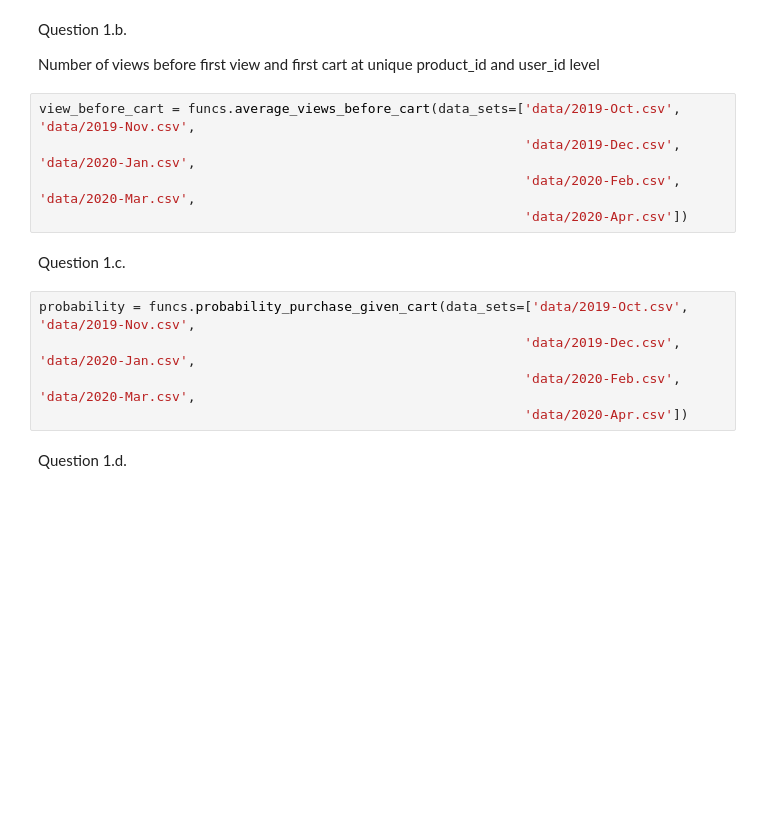
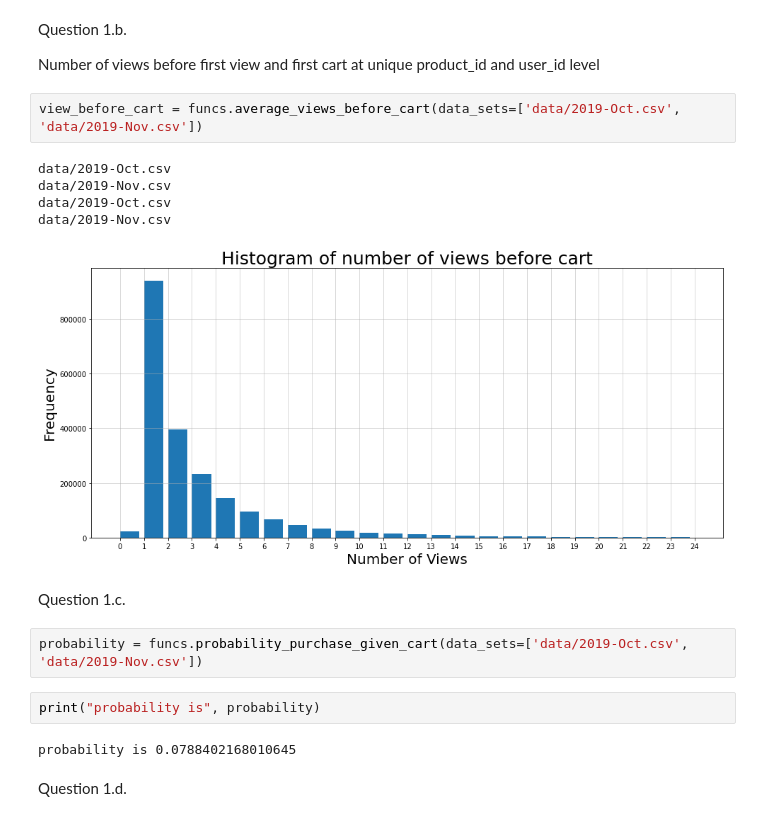
Before and after one commit to ADM-Homework-2/Homework_2, a Jupyter notebook: Main.ipynb, the cells around one changed output. Drawn from its saved outputs; the diff is of its cells as text; blank space fills up the shorter version.

```diff
--- a/Main.ipynb
+++ b/Main.ipynb
@@ -71,17 +74,21 @@ Question 1.b.
 
 Number of views before first view and first cart at unique product_id and user_id level
 # %%
-view_before_cart = funcs.average_views_before_cart(data_sets=['data/2019-Oct.csv', 'data/2019-Nov.csv',
-                                                              'data/2019-Dec.csv', 'data/2020-Jan.csv',
-                                                              'data/2020-Feb.csv', 'data/2020-Mar.csv',
-                                                              'data/2020-Apr.csv'])
+view_before_cart = funcs.average_views_before_cart(data_sets=['data/2019-Oct.csv', 'data/2019-Nov.csv'])
+# %% [output]
+data/2019-Oct.csv
+data/2019-Nov.csv
+data/2019-Oct.csv
+data/2019-Nov.csv
+[figure, added]
 # %% [markdown]
 Question 1.c.
 # %%
-probability = funcs.probability_purchase_given_cart(data_sets=['data/2019-Oct.csv', 'data/2019-Nov.csv',
-                                                              'data/2019-Dec.csv', 'data/2020-Jan.csv',
-                                                              'data/2020-Feb.csv', 'data/2020-Mar.csv',
-                                                              'data/2020-Apr.csv'])
+probability = funcs.probability_purchase_given_cart(data_sets=['data/2019-Oct.csv', 'data/2019-Nov.csv'])
+# %%
+print("probability is", probability)
+# %% [output]
+probability is 0.0788402168010645
 # %% [markdown]
 Question 1.d.
 # %% [markdown]
```
Also changed, not shown: parts of 38 cells of this notebook, 1 other file.
